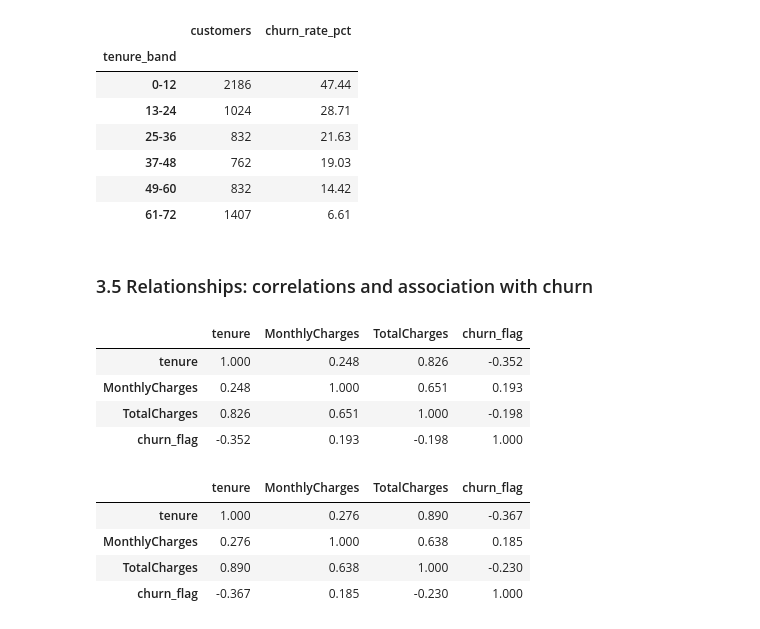
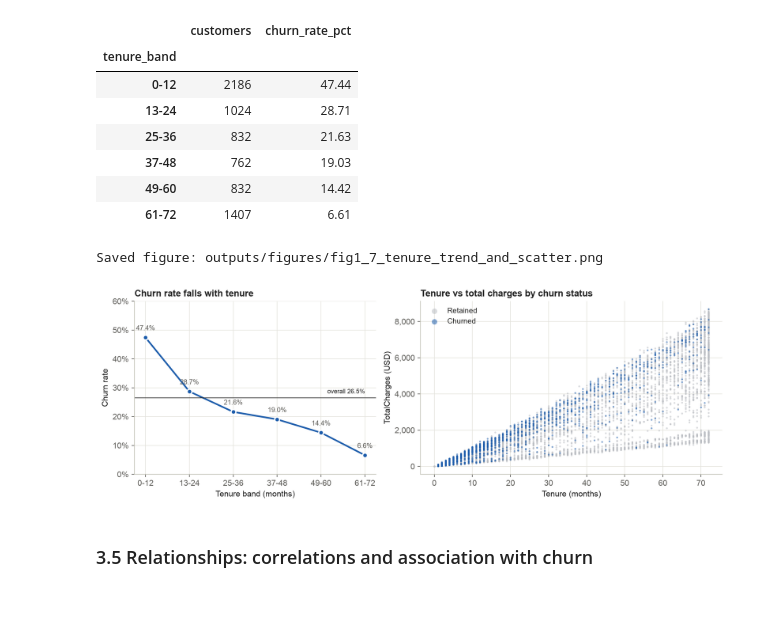
Before and after one commit to Pharos-0/Virtual-DataScience-Internship-Week-1, a Jupyter notebook: notebooks/Week_1_Analysis.ipynb, the cells around one changed output. Saved outputs shown, nothing was run; the diff lists cells and outputs as text; code cells hidden in the pictures; blank space fills up the shorter version.

Commit message:
Add tenure trend and scatter plot to the EDA

```diff
--- a/notebooks/Week_1_Analysis.ipynb
+++ b/notebooks/Week_1_Analysis.ipynb
@@ -895,27 +895,39 @@ eda_summary["tenure_band_churn"] = tenure_trend[["customers", "churn_rate_pct"]]
 | 37-48 | 762 | 19.03 |
 | 49-60 | 832 | 14.42 |
 | 61-72 | 1407 | 6.61 |
-# %% [markdown]
-### 3.5 Relationships: correlations and association with churn
-# %%
-corr_columns = NUMERIC_COLUMNS + ["churn_flag"]
-pearson = df[corr_columns].corr(method="pearson")
-spearman = df[corr_columns].corr(method="spearman")
-display(pearson.round(3))
-display(spearman.round(3))
-pearson.round(4).to_csv(TABLE_DIR / "correlation_pearson.csv")
-spearman.round(4).to_csv(TABLE_DIR / "correlation_spearman.csv")
-eda_summary["pearson"] = pearson.round(4).to_dict()
-eda_summary["spearman"] = spearman.round(4).to_dict()
-# %% [output]
-|  | tenure | MonthlyCharges | TotalCharges | churn_flag |
-| tenure | 1.000 | 0.248 | 0.826 | -0.352 |
-| MonthlyCharges | 0.248 | 1.000 | 0.651 | 0.193 |
-| TotalCharges | 0.826 | 0.651 | 1.000 | -0.198 |
-| churn_flag | -0.352 | 0.193 | -0.198 | 1.000 |
-|  | tenure | MonthlyCharges | TotalCharges | churn_flag |
-| tenure | 1.000 | 0.276 | 0.890 | -0.367 |
-| MonthlyCharges | 0.276 | 1.000 | 0.638 | 0.185 |
-| TotalCharges | 0.890 | 0.638 | 1.000 | -0.230 |
-| churn_flag | -0.367 | 0.185 | -0.230 | 1.000 |
+# %%
+# Left: the lifecycle trend as a chart. Right: the relationship between tenure and
+# accumulated charges, with churned customers drawn on top so they stay visible.
+fig, axes = plt.subplots(1, 2, figsize=(11, 3.9), gridspec_kw={"width_ratios": [1, 1.25]})
+ax = axes[0]
+positions = np.arange(len(tenure_trend))
+ax.plot(positions, tenure_trend["churn_rate"] * 100, color=CHURN_COLOR, linewidth=2, marker="o",
+        markersize=6, markeredgecolor="white", markeredgewidth=1.5)
+for x_pos, rate in zip(positions, tenure_trend["churn_rate"]):
+    ax.text(x_pos, rate * 100 + 2.5, f"{rate:.1%}", ha="center", fontsize=8.5, color=MUTED_INK)
+ax.axhline(churn_rate * 100, color="#222222", linewidth=0.8)
+ax.text(positions[-1], churn_rate * 100 + 1.5, f"overall {churn_rate:.1%}", ha="right", fontsize=8)
+ax.set_xticks(positions)
+ax.set_xticklabels(tenure_trend.index.astype(str))
+ax.set_ylim(0, 60)
+ax.yaxis.set_major_formatter(PercentFormatter(decimals=0))
+ax.set_xlabel("Tenure band (months)")
+ax.set_ylabel("Churn rate")
+ax.set_title("Churn rate falls with tenure")
+ax = axes[1]
+for status, colour, label in (("No", RETAINED_COLOR, "Retained"), ("Yes", CHURN_COLOR, "Churned")):
+    subset = df[df["Churn"] == status]
+    ax.scatter(subset["tenure"], subset["TotalCharges"], s=5, color=colour, alpha=0.55, linewidths=0, label=label)
+ax.set_xlabel("Tenure (months)")
+ax.set_ylabel("TotalCharges (USD)")
+ax.yaxis.set_major_formatter(StrMethodFormatter("{x:,.0f}"))
+ax.set_title("Tenure vs total charges by churn status")
+ax.legend(loc="upper left", markerscale=3)
+fig.tight_layout()
+save_figure(fig, "fig1_7_tenure_trend_and_scatter.png")
+# %% [output]
+Saved figure: outputs/figures/fig1_7_tenure_trend_and_scatter.png
+[figure, added]
+# %% [markdown]
+### 3.5 Relationships: correlations and association with churn
 # %%
```
Also changed, not shown: parts of 6 cells of this notebook, 6 other files.
